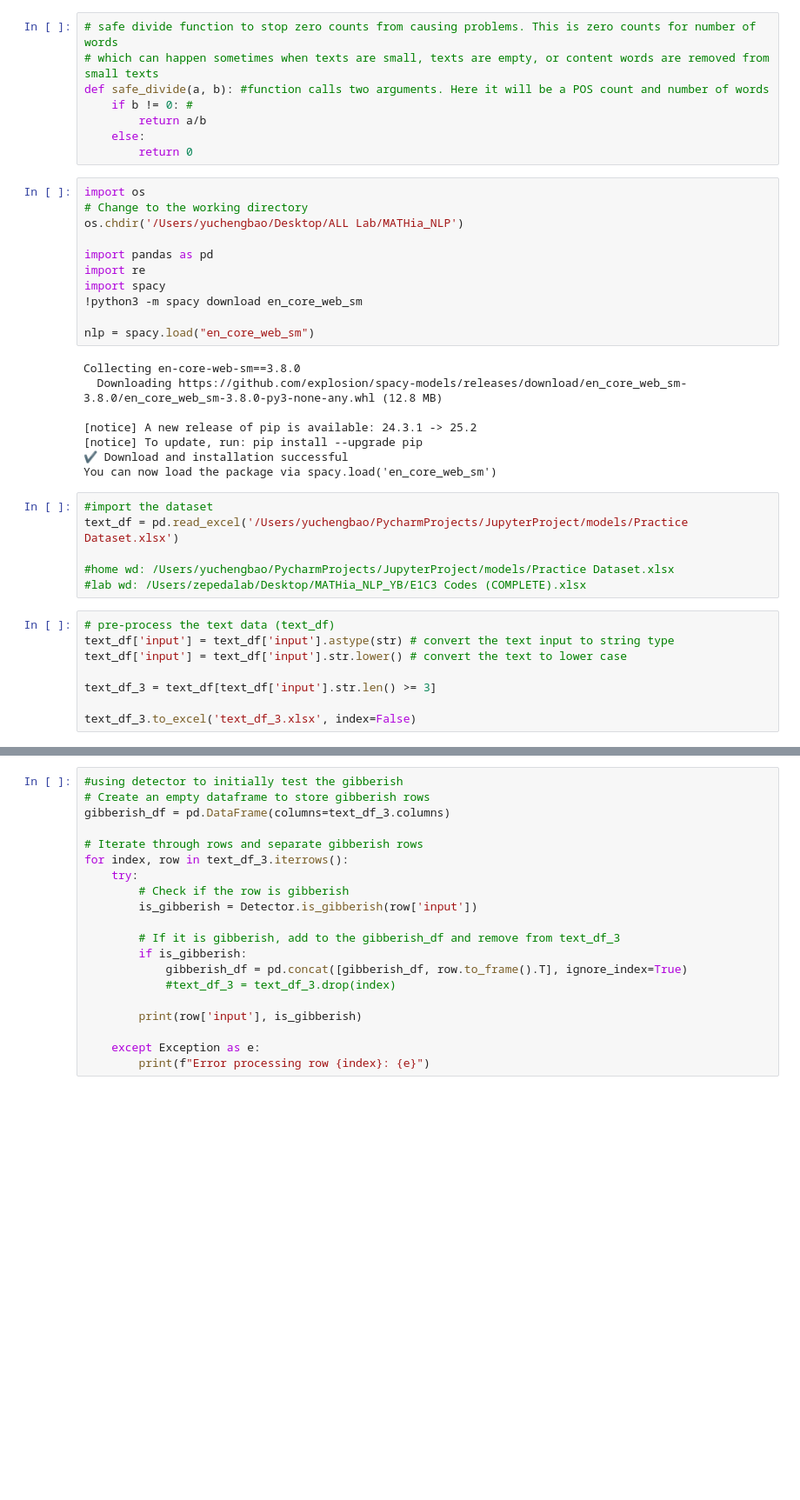
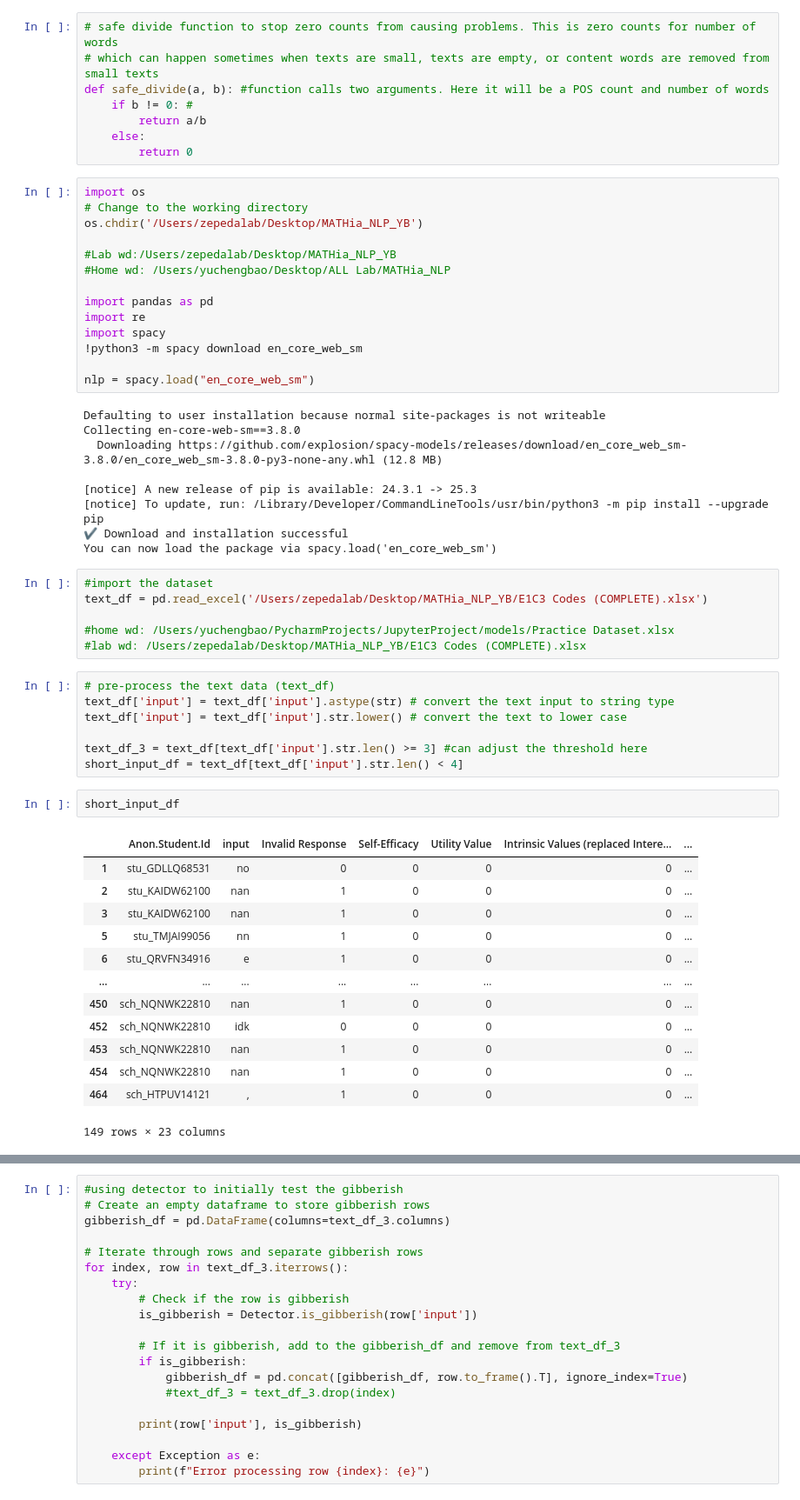
Before and after one commit to YBao7/NLP_Project, a Jupyter notebook: NLP_text_preprocess.ipynb, the cells around one changed output, grey strips where cells are left out. Shown at 87% size. Cells and saved outputs as stored; diff of their text form; blank space fills up the shorter version.

```diff
--- a/NLP_text_preprocess.ipynb
+++ b/NLP_text_preprocess.ipynb
@@ -9,7 +9,10 @@ def safe_divide(a, b): #function calls two arguments. Here it will be a POS coun
 # %%
 import os
 # Change to the working directory
-os.chdir('/Users/yuchengbao/Desktop/ALL Lab/MATHia_NLP')
+os.chdir('/Users/zepedalab/Desktop/MATHia_NLP_YB')
+
+#Lab wd:/Users/zepedalab/Desktop/MATHia_NLP_YB
+#Home wd: /Users/yuchengbao/Desktop/ALL Lab/MATHia_NLP
 
 import pandas as pd
 import re
@@ -18,16 +21,17 @@ import spacy
 
 nlp = spacy.load("en_core_web_sm")
 # %% [output]
+Defaulting to user installation because normal site-packages is not writeable
 Collecting en-core-web-sm==3.8.0
   Downloading https://github.com/explosion/spacy-models/releases/download/en_core_web_sm-3.8.0/en_core_web_sm-3.8.0-py3-none-any.whl (12.8 MB)
 
-[notice] A new release of pip is available: 24.3.1 -> 25.2
-[notice] To update, run: pip install --upgrade pip
+[notice] A new release of pip is available: 24.3.1 -> 25.3
+[notice] To update, run: /Library/Developer/CommandLineTools/usr/bin/python3 -m pip install --upgrade pip
 ✔ Download and installation successful
 You can now load the package via spacy.load('en_core_web_sm')
 # %%
 #import the dataset
-text_df = pd.read_excel('/Users/yuchengbao/PycharmProjects/JupyterProject/models/Practice Dataset.xlsx')
+text_df = pd.read_excel('/Users/zepedalab/Desktop/MATHia_NLP_YB/E1C3 Codes (COMPLETE).xlsx')
 
 #home wd: /Users/yuchengbao/PycharmProjects/JupyterProject/models/Practice Dataset.xlsx
 #lab wd: /Users/zepedalab/Desktop/MATHia_NLP_YB/E1C3 Codes (COMPLETE).xlsx
@@ -36,9 +40,24 @@ text_df = pd.read_excel('/Users/yuchengbao/PycharmProjects/JupyterProject/models
 text_df['input'] = text_df['input'].astype(str) # convert the text input to string type
 text_df['input'] = text_df['input'].str.lower() # convert the text to lower case
 
-text_df_3 = text_df[text_df['input'].str.len() >= 3]
-
-text_df_3.to_excel('text_df_3.xlsx', index=False)
+text_df_3 = text_df[text_df['input'].str.len() >= 3] #can adjust the threshold here
+short_input_df = text_df[text_df['input'].str.len() < 4]
+# %%
+short_input_df
+# %% [output]
+|  | Anon.Student.Id | input | Invalid Response | Self-Efficacy | Utility Value | Intrinsic Values (replaced Intere... | ... |
+| 1 | stu_GDLLQ68531 | no | 0 | 0 | 0 | 0 | ... |
+| 2 | stu_KAIDW62100 | nan | 1 | 0 | 0 | 0 | ... |
+| 3 | stu_KAIDW62100 | nan | 1 | 0 | 0 | 0 | ... |
+| 5 | stu_TMJAI99056 | nn | 1 | 0 | 0 | 0 | ... |
+| 6 | stu_QRVFN34916 | e | 1 | 0 | 0 | 0 | ... |
+| ... | ... | ... | ... | ... | ... | ... | ... |
+| 450 | sch_NQNWK22810 | nan | 1 | 0 | 0 | 0 | ... |
+| 452 | sch_NQNWK22810 | idk | 0 | 0 | 0 | 0 | ... |
+| 453 | sch_NQNWK22810 | nan | 1 | 0 | 0 | 0 | ... |
+| 454 | sch_NQNWK22810 | nan | 1 | 0 | 0 | 0 | ... |
+| 464 | sch_HTPUV14121 | , | 1 | 0 | 0 | 0 | ... |
+149 rows × 23 columns
 # %%
 #Method 1: detect the gibberish and cross-check with the human labels
 #from langdetect import detect_langs
```
Also changed, not shown: parts of 3 cells of this notebook, 1 other file.
